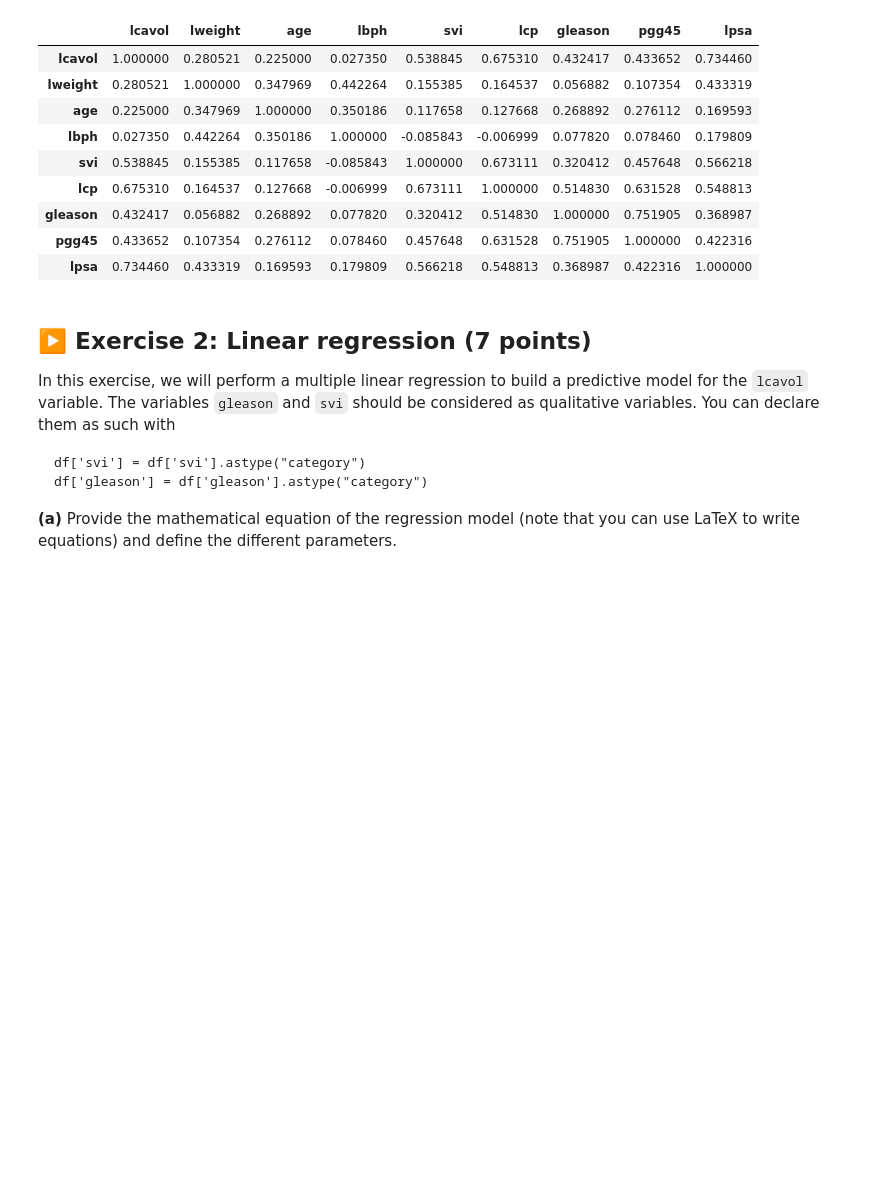
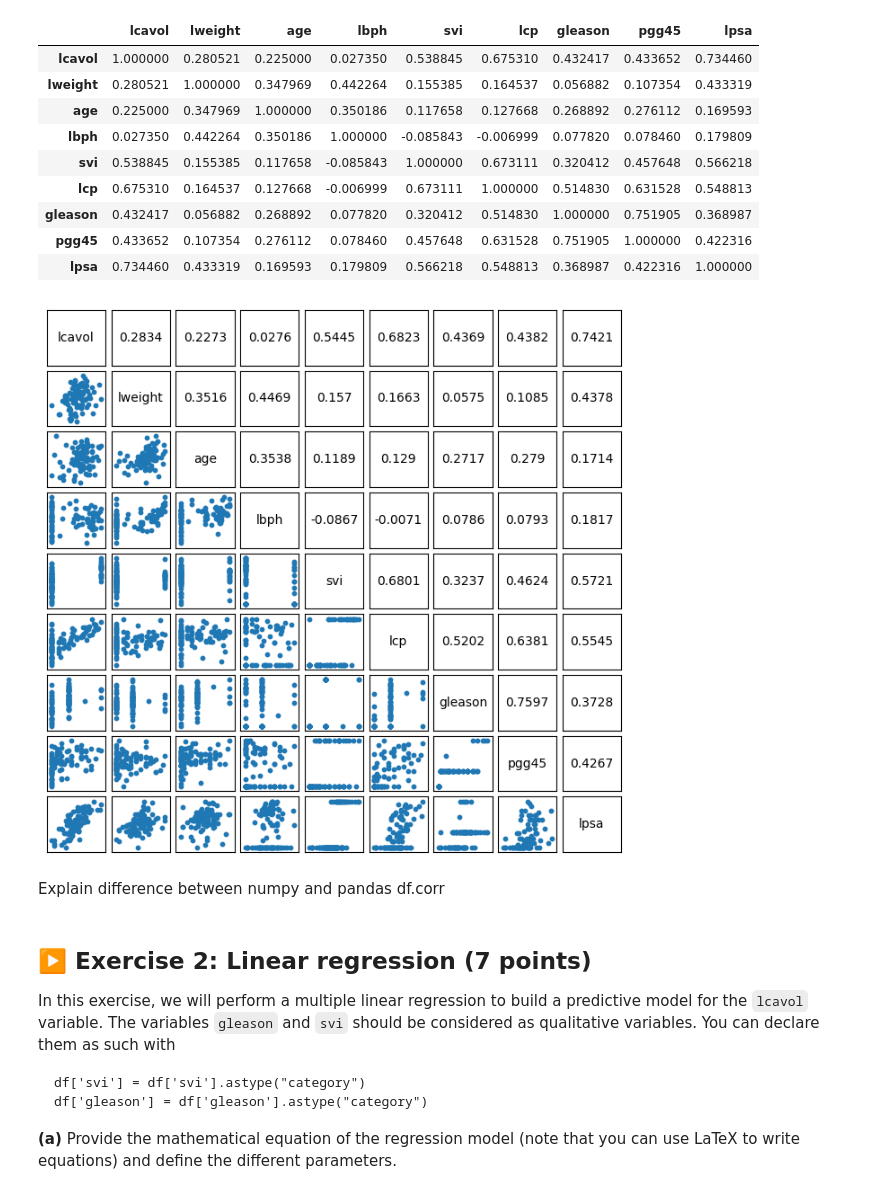
Before and after one commit to muneymo/isla2026-TP, a Jupyter notebook: TP1/TP1.ipynb, the cells around one changed output. Saved outputs shown, nothing was run; the diff lists cells and outputs as text; code cells hidden in the pictures; blank space fills up the shorter version.

```diff
--- a/TP1/TP1.ipynb
+++ b/TP1/TP1.ipynb
@@ -155,6 +155,8 @@ dtype: object
 **(d)** Recall the formula of correlation between two vectors and implement it with `numpy`. Explain the difference of your result when compared to `df.corr()`. Change the function `pairplot`to show the correlation coefficient on the upper triangle of the subplots. (Bonus) Use locally weighted scatterplot smoothing (LOWESS) to see the trends between pairs of features with `statsmodels.nonparametric.smoothers_lowess`.
 # %%
 import numpy as np
+
+corr_matrix = np.zeros((df.shape[1], df.shape[1]))
 
 array = df.to_numpy()
 
@@ -166,8 +168,7 @@ for i in range(df.shape[1]):
         stdy = np.std(x_j)
         cov = np.cov(x_i, x_j)
         corr_matrix[i, j] = cov[0, 1]/(stdx*stdy)
-
-corr_df = pd.DataFrame(corr_matrix, columns=df.columns[:9], index=df.columns[:9])
+        corr_df = pd.DataFrame(corr_matrix, columns=df.columns[:9], index=df.columns[:9])
 print(corr_df)
 # %% [output]
            lcavol   lweight       age      lbph       svi       lcp   gleason  \
@@ -200,6 +201,43 @@ df.corr()
 | gleason | 0.432417 | 0.056882 | 0.268892 | 0.077820 | 0.320412 | 0.514830 | 1.000000 | 0.751905 | 0.368987 |
 | pgg45 | 0.433652 | 0.107354 | 0.276112 | 0.078460 | 0.457648 | 0.631528 | 0.751905 | 1.000000 | 0.422316 |
 | lpsa | 0.734460 | 0.433319 | 0.169593 | 0.179809 | 0.566218 | 0.548813 | 0.368987 | 0.422316 | 1.000000 |
+# %%
+# make a pairplot from scratch
+def pairplot(df, figsize=None):
+    if figsize is None:
+        figsize = (7.10, 6.70)
+    n_vars = df.shape[1]
+    fig, ax = plt.subplots(figsize=figsize, ncols=n_vars, nrows=n_vars)
+    plt.subplots_adjust(
+        wspace=0.10, hspace=0.10, left=0.05, right=0.95, bottom=0.05, top=0.95)
+    for i in range(n_vars):
+        for j in range(n_vars):
+            axij = ax[i][j]
+            i_name = df.columns[i]
+            j_name = df.columns[j]
+            axij.set_xticks([])
+            axij.set_yticks([])
+            axij.margins(0.1)
+            if i > j:
+                axij.scatter(df[i_name], df[j_name], s=10)
+            elif i == j:
+                axij.text(0.5, 0.5, i_name, fontsize=10,
+                              horizontalalignment='center',
+                              verticalalignment='center',
+                              transform = axij.transAxes)
+            elif i < j:  # i > j
+                axij.text(0.5, 0.5, np.round(corr_matrix[i, j], 4), fontsize=10,
+                              horizontalalignment='center',
+                              verticalalignment='center',
+                              transform = axij.transAxes)
+    return fig, ax
+
+fig, ax = pairplot(df)
+plt.show()
+# %% [output]
+[figure, added]
+# %% [markdown]
+Explain difference between numpy and pandas df.corr
 # %% [markdown]
 ## ▶️ Exercise 2: Linear regression (7 points)
 
```
